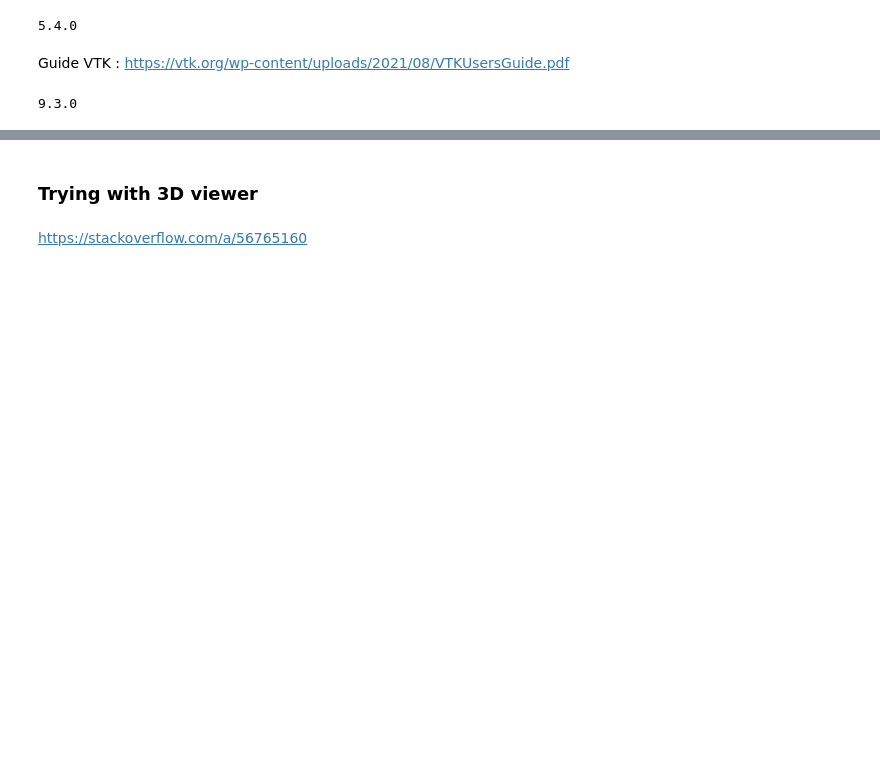
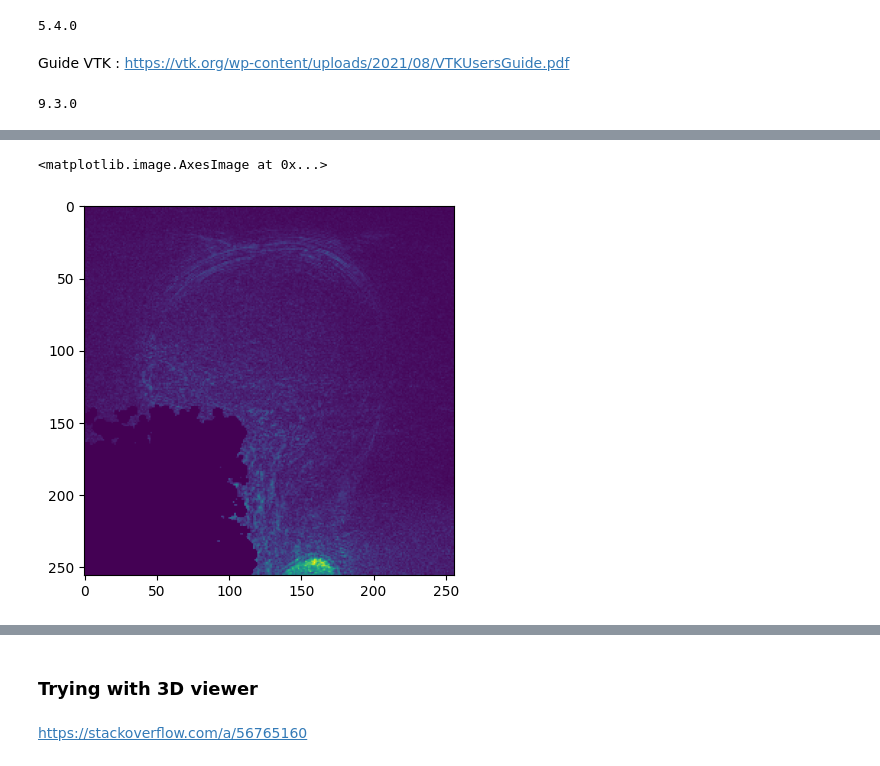
Before and after one commit to Sevenudeloin/VITK-turbo-lamp, a Jupyter notebook: data_visualisation.ipynb, the cells around one changed output, grey strips where cells are left out. Cells and saved outputs as stored; diff of their text form; code cells hidden in the pictures; blank space fills up the shorter version.

```diff
--- a/data_visualisation.ipynb
+++ b/data_visualisation.ipynb
@@ -18,0 +28,12 @@ import matplotlib.pyplot as plt
+# %%
+InputPixelType = itk.US
+OutputPixelType = itk.F
+
+InputImageType = itk.Image[InputPixelType, 3]
+OutputImageType = itk.Image[OutputPixelType, 3]
+# %%
+CastFilterType = itk.CastImageFilter[InputImageType, OutputImageType]
+castFilter = CastFilterType.New()
+castFilter.SetInput(fixed_image)
+castFilter.Update()
+fixed_image_float = castFilter.GetOutput()
@@ -18,0 +45,5 @@ import matplotlib.pyplot as plt
+# %%
+plt.imshow(fixed_image_float[0, :, :])
+# %% [output]
+<matplotlib.image.AxesImage at 0x...>
+[figure, added]
```
Also changed, not shown: parts of 10 cells of this notebook.
